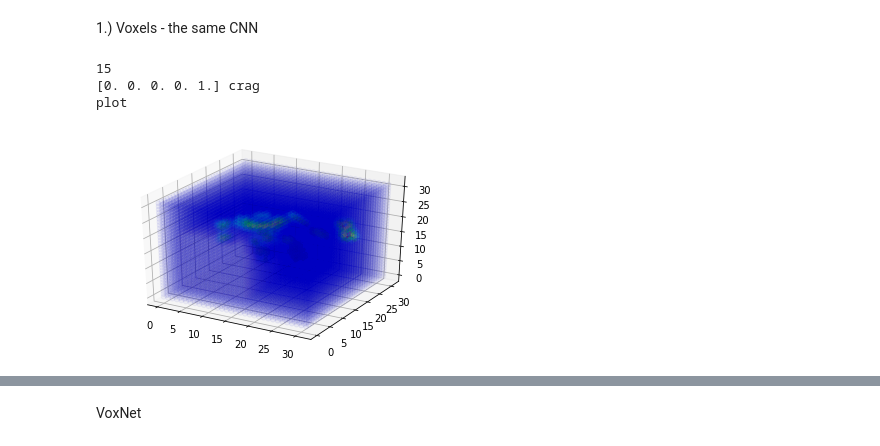
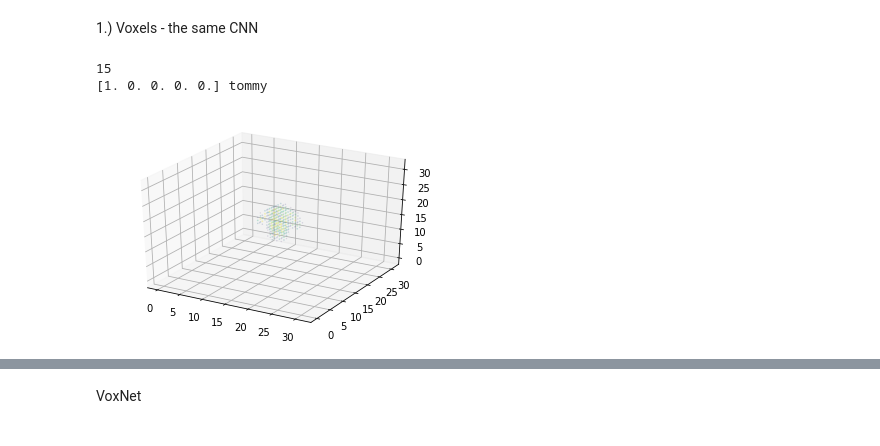
Before and after one commit to p4vv37/3dml, a Jupyter notebook: 3_recognize_objects/3d_recognise.ipynb, the cells around one changed output, grey strips where cells are left out. Cells and saved outputs as stored; diff of their text form; code cells hidden in the pictures.

```diff
--- a/3_recognize_objects/3d_recognise.ipynb
+++ b/3_recognize_objects/3d_recognise.ipynb
@@ -54,7 +54,8 @@ def convert_array(text):
 sqlite3.register_adapter(np.ndarray, adapt_array)
 sqlite3.register_converter("array", convert_array)
 
-conn = sqlite3.connect("recognise_3d.db", isolation_level=None, detect_types=sqlite3.PARSE_DECLTYPES)
+data_path = os.path.join("data", "recognise_3d.db")
+conn = sqlite3.connect(data_path, isolation_level=None, detect_types=sqlite3.PARSE_DECLTYPES)
 query = "SELECT orientation FROM data WHERE id = 33"
 cursor = conn.cursor()
 cursor.execute(query)
@@ -75,13 +76,12 @@ ax = fig.add_subplot(111, projection='3d')
 
 print("1.) Voxels")
 print(nvoxels.min(), nvoxels.max(), nvoxels.shape)
-def plot_voxels(nvoxels, resolution=32, point_size=10, alpha=1):
+
+def plot_voxels(nvoxels, resolution=9, point_size=10, alpha=1):
     xs = list()
     ys = list()
     zs = list()
     sizes = list()
-    colors = list()
-    cmap = plt.cm.get_cmap('nipy_spectral')
 
     for x in range(resolution):
         for y in range(resolution):
@@ -90,11 +90,8 @@ def plot_voxels(nvoxels, resolution=32, point_size=10, alpha=1):
                 ys.append(y)
                 zs.append(z)
                 sizes.append(point_size*(nvoxels.max() - nvoxels[x, z, y, 0] ))
-                c = cmap(nvoxels[x, z, y, 0])
-                colors.append((c[0], c[1], c[2], (alpha*(1-nvoxels[x, z, y, 0]))))
-    print("plot")
-    ax.scatter(xs, ys, zs, s=sizes, c=colors)
-plot_voxels(nvoxels, resolution=32, point_size=30, alpha=0.4)
+    ax.scatter(xs, ys, zs, s=sizes, c=sizes, alpha=alpha)
+plot_voxels(nvoxels, resolution=32, point_size=1, alpha=0.8)
 plt.show()
 
 print("3.) plane")
@@ -220,23 +216,43 @@ class DataGenerator(keras.utils.Sequence):
             x_tmp /= x_tmp.max()
             x[i, :] = x_tmp
         return x, y
+
+    def adapt_array(self, arr):
+        """
+        Save Numpy array to SqLite.
+        Source:
+        http://stackoverflow.com/a/31312102/190597 (SoulNibbler)
+        """
+        out = io.BytesIO()
+        np.save(out, arr)
+        out.seek(0)
+        return sqlite3.Binary(out.read())
+
+    def convert_array(self, text):
+        """
+        Load Numpy array from Sqlite.
+        Source:
+        http://stackoverflow.com/a/31312102/190597 (SoulNibbler)
+        """
+        out = io.BytesIO(text)
+        out.seek(0)
+        return np.load(out)
 # %% [markdown]
 1.) Voxels - the same CNN
 # %%
-voxel_training_generator = DataGenerator("/home/pawel/git/recognise_3d.db", num_features=4500, dim=(32, 32, 32, 1), batch_size=32, column="voxels")
-voxel_validation_generator = DataGenerator("/home/pawel/git/recognise_3d.db", num_features=500, start_index=4500, dim=(32, 32, 32, 1), batch_size=32, column="voxels")
+voxel_training_generator = DataGenerator("data/recognise_3d.db", num_features=4500, dim=(32, 32, 32, 1), batch_size=32, column="voxels")
+voxel_validation_generator = DataGenerator("data/recognise_3d.db", num_features=500, start_index=4500, dim=(32, 32, 32, 1), batch_size=32, column="voxels")
 # %%
 print(len(voxel_validation_generator))
 y = voxel_validation_generator[1][1][0]
 cat_name = CATEGORIES[np.where(y==1)[0][0]]
 print(y, cat_name)
 v = voxel_validation_generator[1][0][0]
 fig = plt.figure()
 ax = fig.add_subplot(111, projection='3d')
-plot_voxels(v, resolution=32, point_size=30, alpha=0.4)
+plot_voxels(v, resolution=32, point_size=1, alpha=.2)
 # %% [output]
 15
-[0. 0. 0. 0. 1.] crag
-plot
+[1. 0. 0. 0. 0.] tommy
-[figure, old version]
+[figure, new version]
 # %%
```
Also changed, not shown: parts of 8 cells of this notebook, 5 other files.
